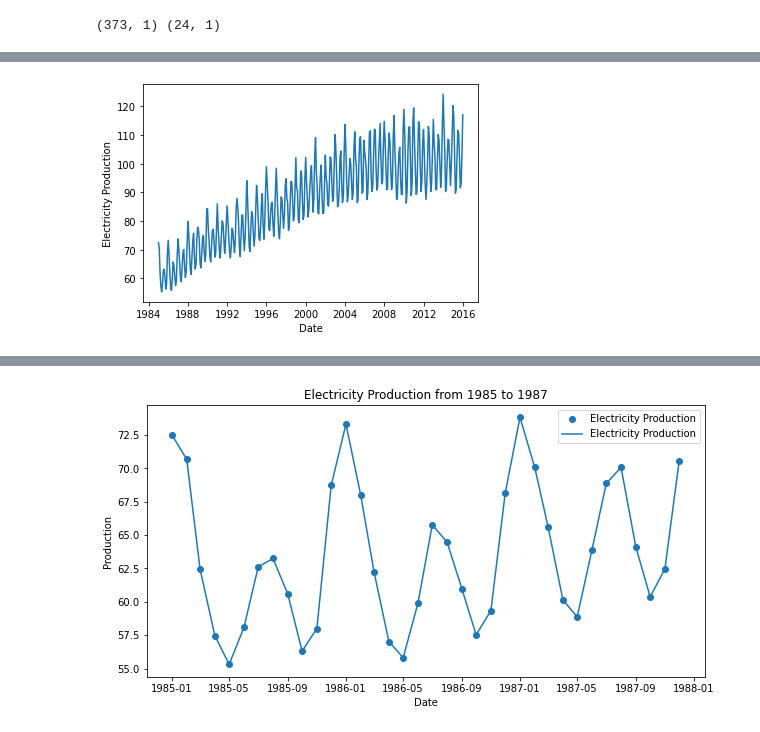
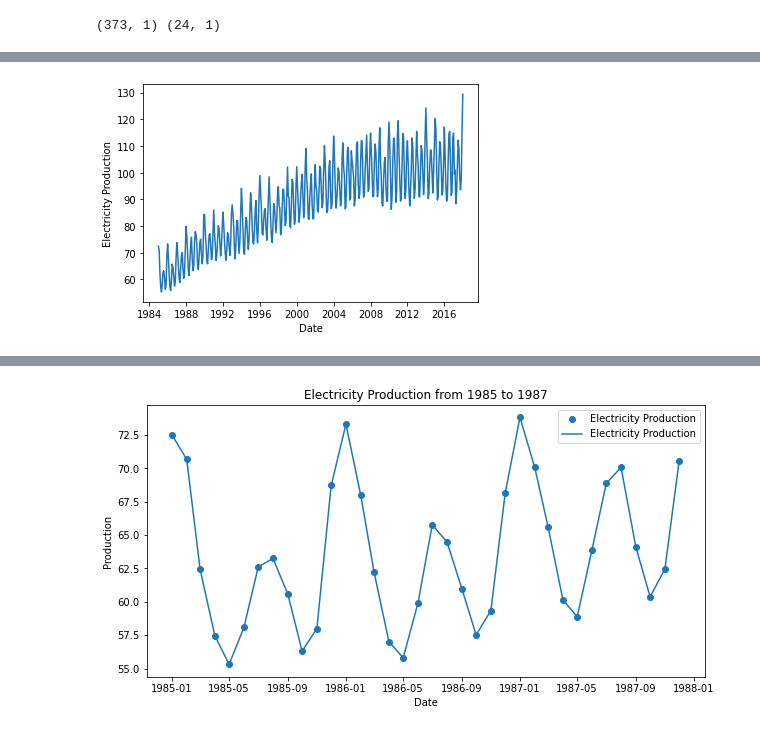
Before and after one commit to GussLii/Time-Series, a Jupyter notebook: code.ipynb, the cells around one changed output, grey strips where cells are left out. Cells and saved outputs as stored; diff of their text form; code cells hidden in the pictures.

```diff
--- a/code.ipynb
+++ b/code.ipynb
@@ -60,8 +26,8 @@ train_data
 # %%
 import matplotlib.pyplot as plt
-plt.plot(train_data['IPG2211A2N'])
+plt.plot(electric_data['IPG2211A2N'])
 plt.xlabel('Date')
 plt.ylabel('Electricity Production')
 plt.show()
 # %% [output]
-[figure, old version]
+[figure, new version]
```
Also changed, not shown: parts of 22 cells of this notebook.
